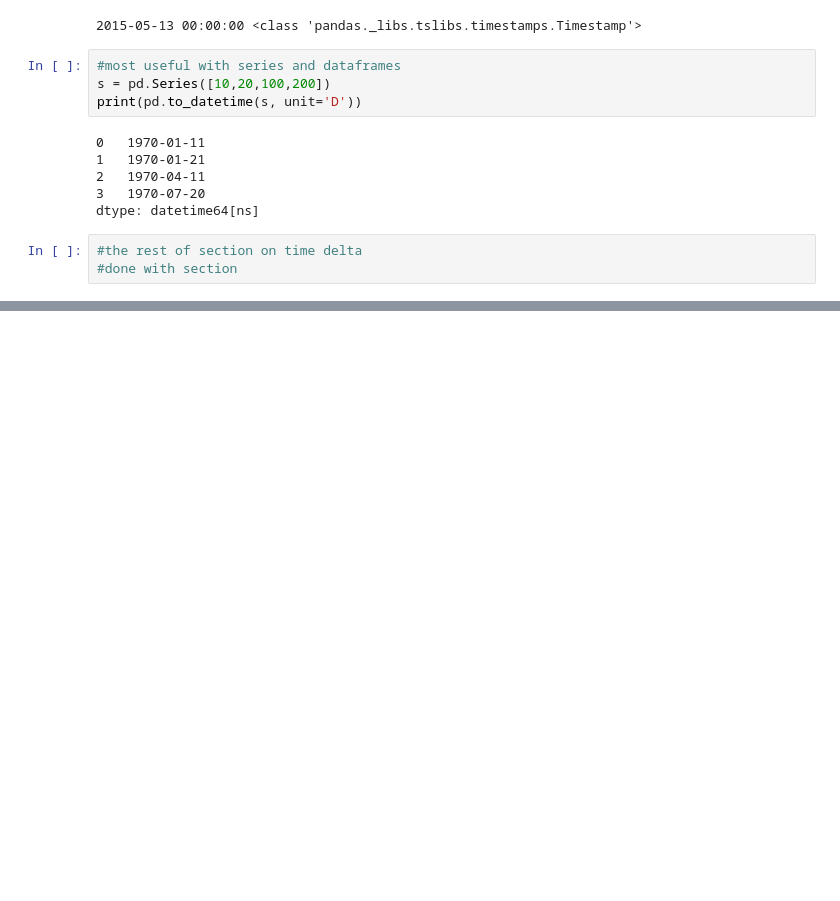
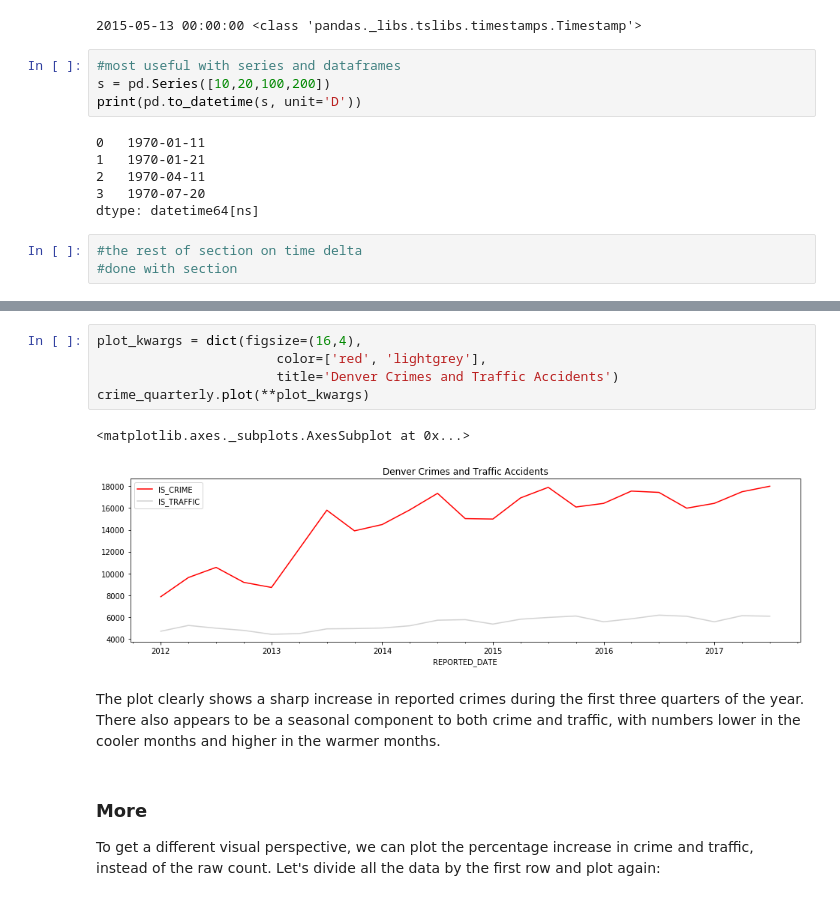
Before and after one commit to anyaconda/helloPy, a Jupyter notebook: myDates_PandasCookbook.ipynb, the cells around one changed output, grey strips where cells are left out. Cells and saved outputs as stored; diff of their text form; blank space fills up the shorter version.

```diff
--- a/myDates_PandasCookbook.ipynb
+++ b/myDates_PandasCookbook.ipynb
@@ -59,0 +418,13 @@ dtype: datetime64[ns]
+# %%
+plot_kwargs = dict(figsize=(16,4),
+                       color=['red', 'lightgrey'],
+                       title='Denver Crimes and Traffic Accidents')
+crime_quarterly.plot(**plot_kwargs)
+# %% [output]
+<matplotlib.axes._subplots.AxesSubplot at 0x...>
+[figure, added]
+# %% [markdown]
+The plot clearly shows a sharp increase in reported crimes during the first three quarters of the year. There also appears to be a seasonal component to both crime and traffic, with numbers lower in the cooler months and higher in the warmer months.
+# %% [markdown]
+### More
+To get a different visual perspective, we can plot the percentage increase in crime and traffic, instead of the raw count. Let's divide all the data by the first row and plot again:
```
Also changed, not shown: parts of 145 cells of this notebook, 3 other files.
